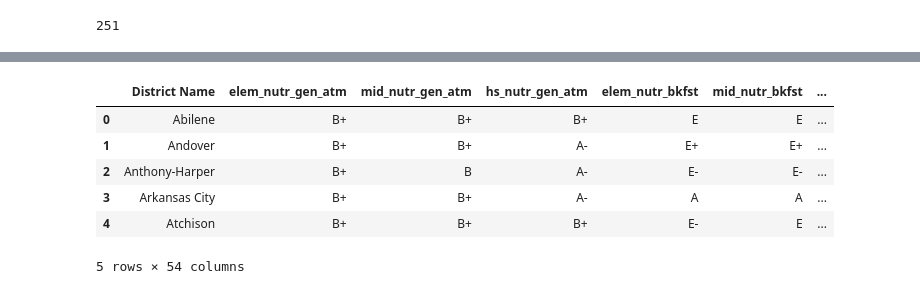
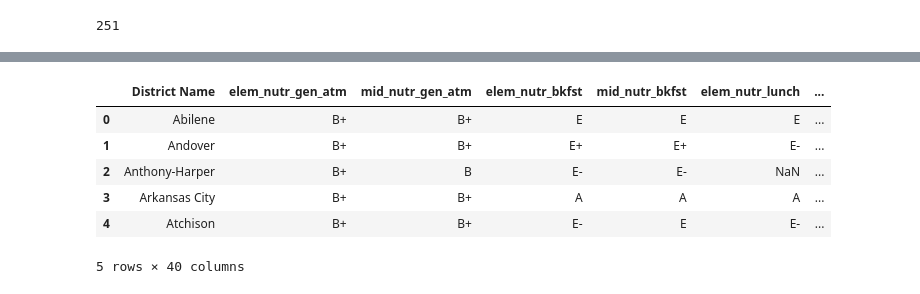
Before and after one commit to Allison-Marseille/DS-SF-24, a Jupyter notebook: Allison Marseille Final Project/Marseille_Final_Project.ipynb, the cells around one changed output, grey strips where cells are left out. Saved outputs shown, nothing was run; the diff lists cells and outputs as text; code cells hidden in the pictures.

```diff
--- a/Allison Marseille Final Project/Marseille_Final_Project.ipynb
+++ b/Allison Marseille Final Project/Marseille_Final_Project.ipynb
@@ -54,58 +54,52 @@ data.describe()
 8 rows × 31 columns
 # %%
 #delete columns I know I won't be using
-del data['3_se_edfa_ela']
-del data['3_se_edfa_math']
-del data['4_se_edfa_ela']
-del data['4_se_edfa_math']
-del data['5_se_edfa_ela']
-del data['5_se_edfa_math']
-del data['6_se_edfa_ela']
-del data['6_se_edfa_math']
-del data['7_se_edfa_ela']
-del data['7_se_edfa_math']
-del data['8_se_edfa_ela']
-del data['8_se_edfa_math']
+del data['three_se_edfa_ela']
+del data['three_se_edfa_math']
+del data['four_se_edfa_ela']
+del data['four_se_edfa_math']
+del data['five_se_edfa_ela']
+del data['five_se_edfa_math']
+del data['six_se_edfa_ela']
+del data['six_se_edfa_math']
+del data['seven_se_edfa_ela']
+del data['seven_se_edfa_math']
+del data['eight_se_edfa_ela']
+del data['eight_se_edfa_math']
 del data['Notes']
 del data['leaid']
 del data['leaname']
 del data['fips']
 del data['stateabb']
 del data['year']
 del data['grade']
 del data['District Number']
 del data['Year']
 
 #delete columns with greater than 15% missing observations (I did this in Excel. How to see all of data.describe?)
 del data['mid_pa_recess']
-del data['hs_pa_recess']
 del data['elem_nutr_sch_store']
-del data['hs_ne_aft_sch_prog']
 del data['mid_ne_aft_sch_prog']
 del data['elem_ne_aft_sch_prog']
-del data['hs_nutr_aft_sch_prog']
 del data['mid_nutr_aft_sch_prog']
 del data['elem_nutr_aft_sch_prog']
-del data['hs_nutr_sch_store']
 del data['mid_nutr_sch_store']
 del data['elem_nutr_vend']
 del data['elem_nutr_a_la_carte']
 del data['mid_nutr_a_la_carte']
-del data['hs_nutr_a_la_carte']
 del data['mid_nutr_vend']
 del data['elem_pa_bef_aft_sch']
 del data['mid_pa_bef_aft_sch']
-del data['hs_pa_bef_aft_sch']
 
 data.head()
 # %% [output]
-|  | District Name | elem_nutr_gen_atm | mid_nutr_gen_atm | hs_nutr_gen_atm | elem_nutr_bkfst | mid_nutr_bkfst | ... |
-| 0 | Abilene | B+ | B+ | B+ | E | E | ... |
-| 1 | Andover | B+ | B+ | A- | E+ | E+ | ... |
-| 2 | Anthony-Harper | B+ | B | A- | E- | E- | ... |
-| 3 | Arkansas City | B+ | B+ | A- | A | A | ... |
-| 4 | Atchison | B+ | B+ | B+ | E- | E | ... |
+|  | District Name | elem_nutr_gen_atm | mid_nutr_gen_atm | elem_nutr_bkfst | mid_nutr_bkfst | elem_nutr_lunch | ... |
+| 0 | Abilene | B+ | B+ | E | E | E | ... |
+| 1 | Andover | B+ | B+ | E+ | E+ | E- | ... |
+| 2 | Anthony-Harper | B+ | B | E- | E- | NaN | ... |
+| 3 | Arkansas City | B+ | B+ | A | A | A | ... |
+| 4 | Atchison | B+ | B+ | E- | E | E- | ... |
-5 rows × 54 columns
+5 rows × 40 columns
 # %%
 #replace the wellness policy scores with numbers (Basic(B), Advanced(A), and Exemplary(E))
 data.replace(to_replace = ('B-', 'B', 'B+', 'A-', 'A', 'A+', 'E-', 'E', 'E+'), value = (1, 2, 3, 4, 5, 6, 7, 8, 9), inplace = True)
```
Also changed, not shown: parts of 16 cells of this notebook, 2 other files.
